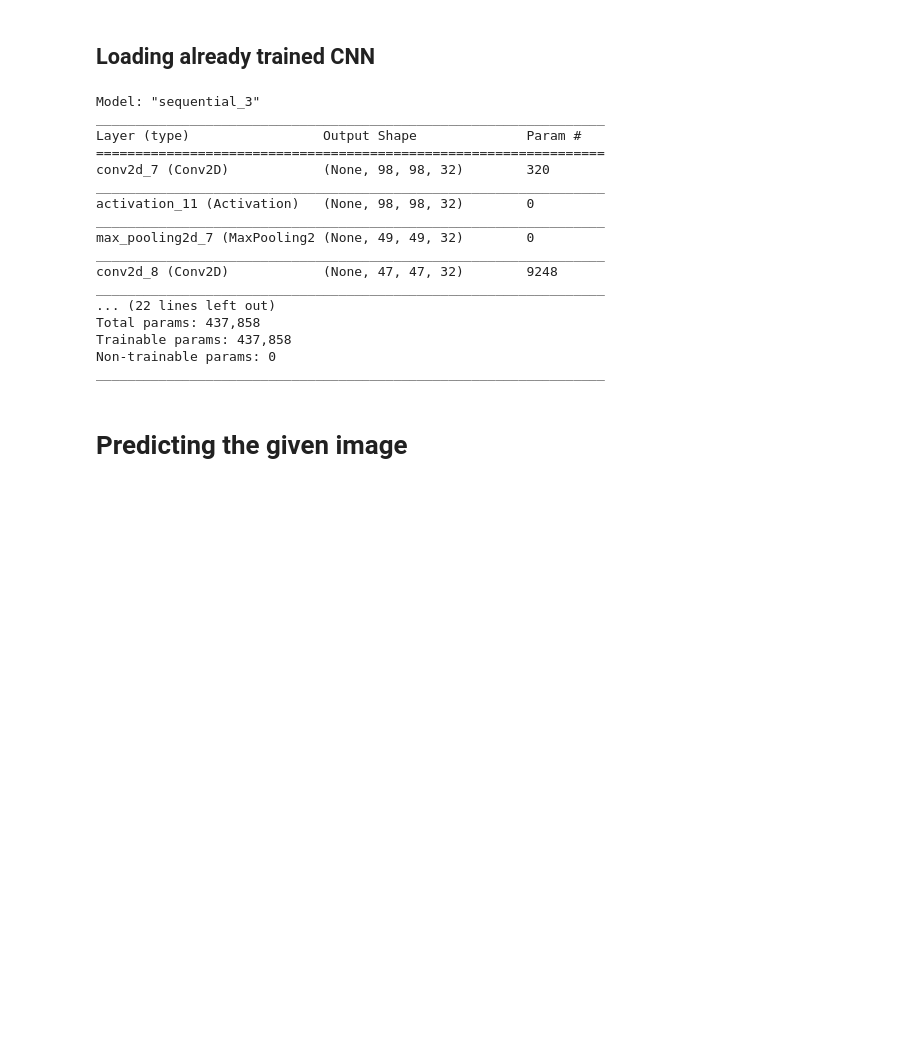
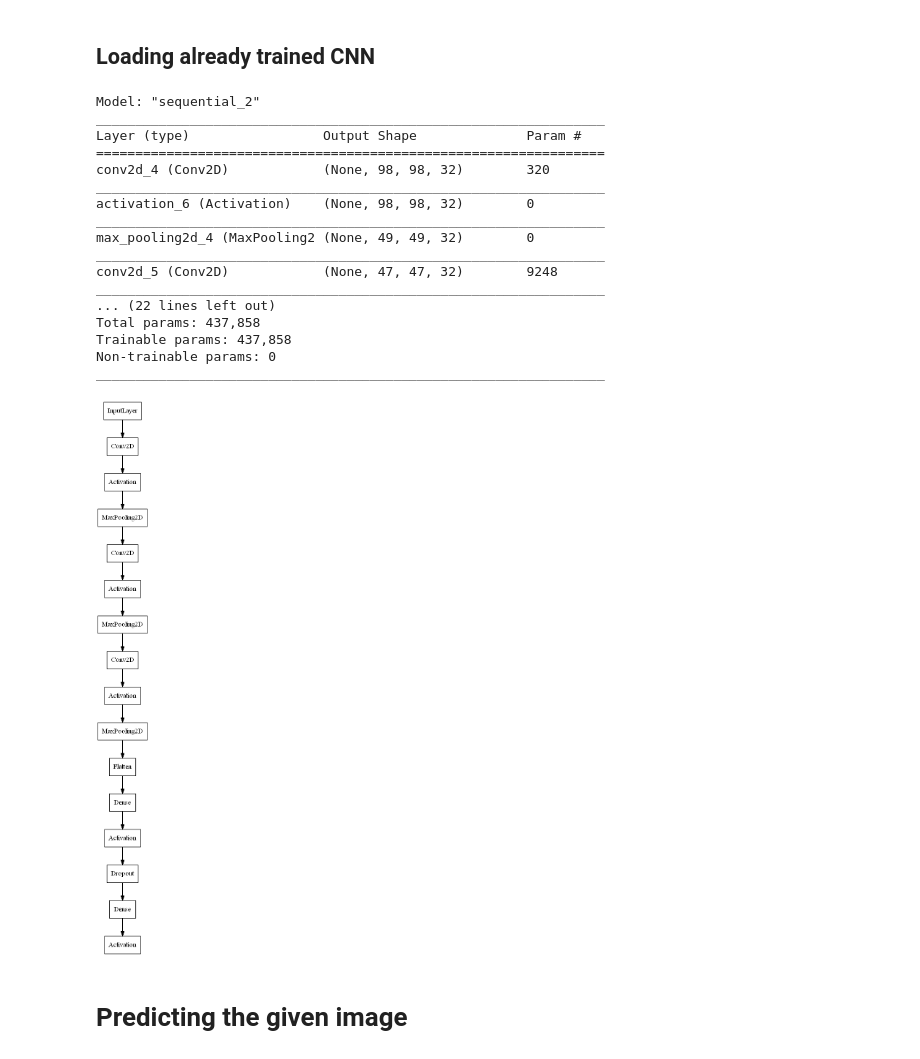
Before and after one commit to nenad-misic/DuckHunt, a Jupyter notebook: SC-SW31-2016.ipynb, the cells around one changed output. Cells and saved outputs as stored; diff of their text form; code cells hidden in the pictures; blank space fills up the shorter version.

```diff
--- a/SC-SW31-2016.ipynb
+++ b/SC-SW31-2016.ipynb
@@ -561,27 +546,31 @@ Training completed in:  0:02:14.856244
 ## Loading already trained CNN
 # %%
 model = create_model()
-model.load_weights("best_weights_cnn.hdf5")
+model.load_weights("Classifiers/best_weights_cnn.hdf5")
 # %%
 model.summary()
 # %% [output]
-Model: "sequential_3"
+Model: "sequential_2"
 _________________________________________________________________
 Layer (type)                 Output Shape              Param #
 =================================================================
-conv2d_7 (Conv2D)            (None, 98, 98, 32)        320
+conv2d_4 (Conv2D)            (None, 98, 98, 32)        320
 _________________________________________________________________
-activation_11 (Activation)   (None, 98, 98, 32)        0
+activation_6 (Activation)    (None, 98, 98, 32)        0
 _________________________________________________________________
-max_pooling2d_7 (MaxPooling2 (None, 49, 49, 32)        0
+max_pooling2d_4 (MaxPooling2 (None, 49, 49, 32)        0
 _________________________________________________________________
-conv2d_8 (Conv2D)            (None, 47, 47, 32)        9248
+conv2d_5 (Conv2D)            (None, 47, 47, 32)        9248
 _________________________________________________________________
 ... (22 lines left out)
 Total params: 437,858
 Trainable params: 437,858
 Non-trainable params: 0
 _________________________________________________________________
+# %%
+plot_model(model, to_file='Classifiers/model_plot.png', show_shapes=False, show_layer_names=False)
+# %% [output]
+[figure, added]
 # %% [markdown]
 # Predicting the given image
 # %%
```
Also changed, not shown: parts of 2 cells of this notebook, 3 other files.
